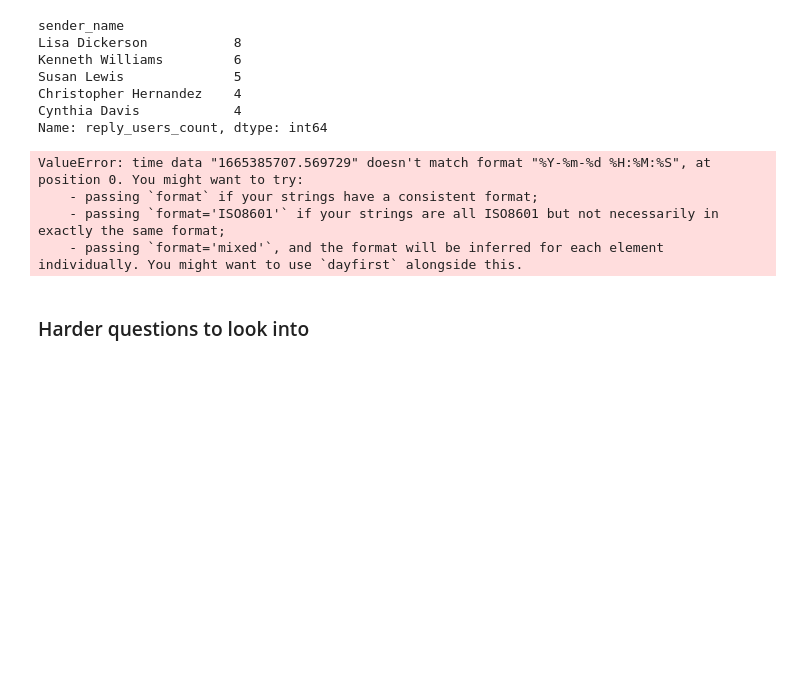
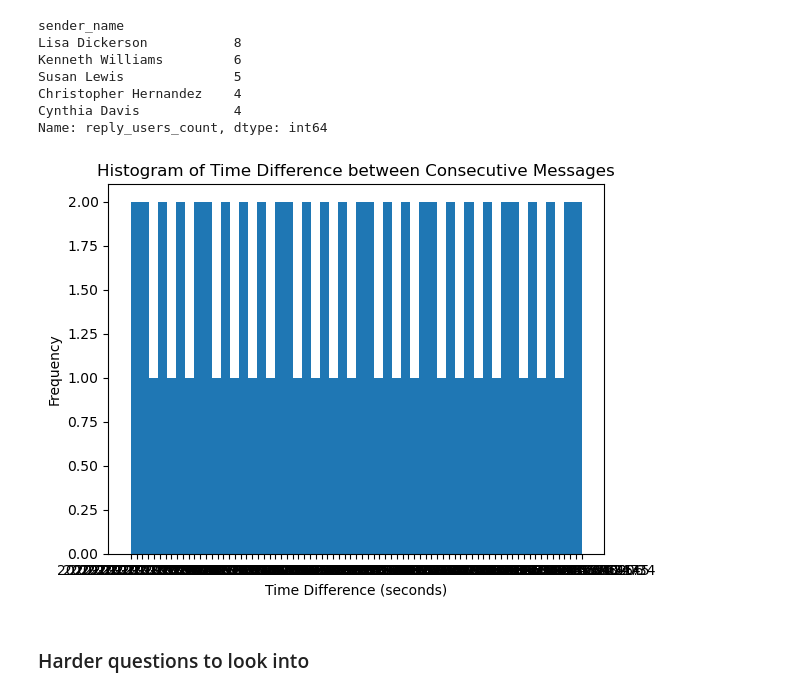
Before and after one commit to G1Daniel/week0-starter-code, a Jupyter notebook: notebooks/parse_slack_data.ipynb, the cells around one changed output. Cells and saved outputs as stored; diff of their text form; code cells hidden in the pictures; blank space fills up the shorter version.

```diff
--- a/notebooks/parse_slack_data.ipynb
+++ b/notebooks/parse_slack_data.ipynb
@@ -441,29 +441,25 @@ Name: reply_users_count, dtype: int64
 # %%
 #Plot a histogram of the time difference between Consecutive messages
 
 def plot_message_time_histogram(messages):
     """Plot a histogram of the time difference between consecutive messages"""
 
     # Convert the timestamp column to DateTime type
-
-    messages['timestamp'] = pd.to_datetime(messages['msg_sent_time'], format='%Y-%m-%d %H:%M:%S')
+    messages['timestamp'] = convert_2_timestamp('msg_sent_time',slack_data)
 
 
     # Calculate the time difference between consecutive messages
-    time_diff = messages['timestamp'].diff().dropna()
+    time_diff = messages['timestamp']
 
     # Plot the histogram
-    plt.hist(time_diff.dt.total_seconds(), bins=50)
+    plt.hist(time_diff, bins=50)
     plt.xlabel('Time Difference (seconds)')
     plt.ylabel('Frequency')
     plt.title('Histogram of Time Difference between Consecutive Messages')
     plt.show()
 
 # Example usage:
 # Assuming you have a DataFrame 'messages' with a column 'timestamp' representing the message timestamp
 plot_message_time_histogram(slack_data)
 # %% [output]
-ValueError: time data "1665385707.569729" doesn't match format "%Y-%m-%d %H:%M:%S", at position 0. You might want to try:
-    - passing `format` if your strings have a consistent format;
-    - passing `format='ISO8601'` if your strings are all ISO8601 but not necessarily in exactly the same format;
-    - passing `format='mixed'`, and the format will be inferred for each element individually. You might want to use `dayfirst` alongside this.
+[figure, added]
```
Also changed, not shown: parts of 2 cells of this notebook.
